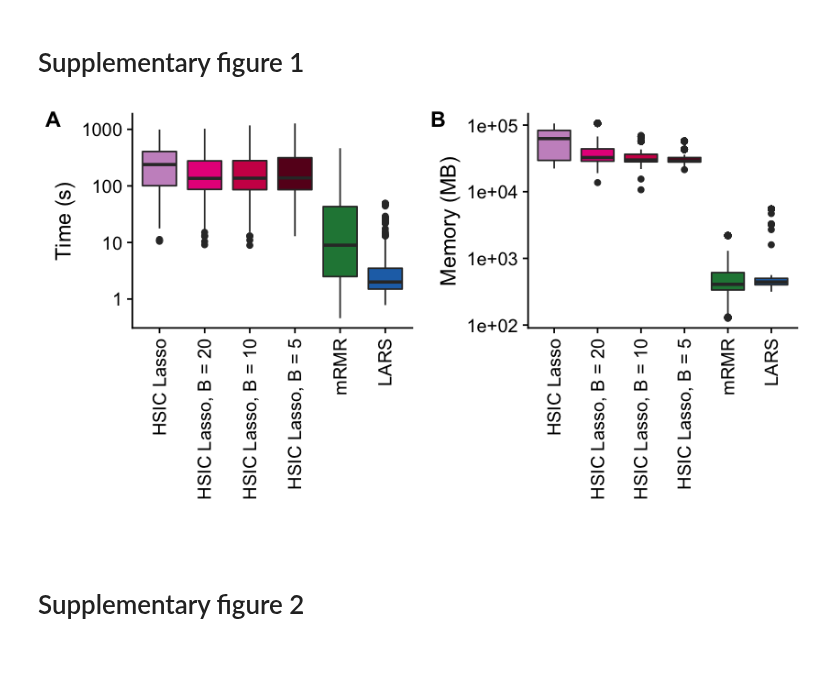
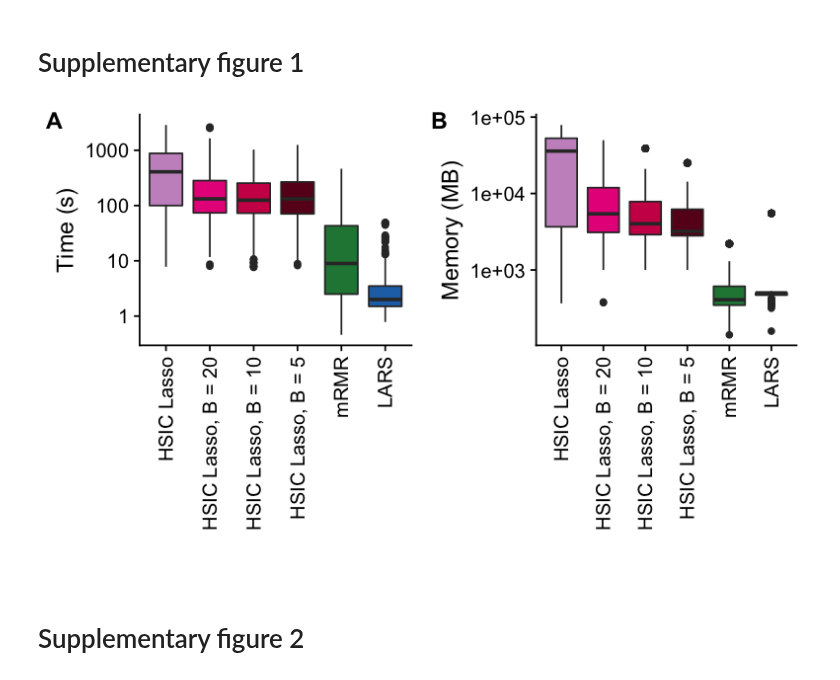
Before and after one commit to hclimente/nori, a Jupyter notebook: doc/supplementary_figures.ipynb, the cells around one changed output. Drawn from its saved outputs; the diff is of its cells as text; code cells hidden in the pictures.

Commit message:
updated computational resources
memory consumption in single-core

```diff
--- a/doc/supplementary_figures.ipynb
+++ b/doc/supplementary_figures.ipynb
@@ -95,7 +95,7 @@ parse_memory <- function(column) {
 
 }
 # %%
-trace <- read_tsv('../results/benchmark/trace.txt', col_types = 'cccccccccccccc') %>%
+runtime <- read_tsv('../results/benchmark/trace.txt', col_types = 'cccccccccccccc') %>%
     mutate(time_s = parse_deltatime(realtime),
            memory_mb = parse_memory(vmem),
            task = gsub(' .+', '', name) %>% gsub('run_', '', .) %>% toupper,
@@ -107,7 +107,18 @@ trace <- read_tsv('../results/benchmark/trace.txt', col_types = 'cccccccccccccc'
            task = ifelse(task == 'HSIC Lasso' & B != '0', paste0(task, ', B = ', B), task),
            task = factor(task, levels = methods))
 
-cpu_time <- ggplot(trace, aes(x = task, y = time_s, fill = task)) +
+memory <- read_tsv('../results/resources/trace.txt', col_types = 'cccccccccccccc') %>%
+    mutate(memory_mb = parse_memory(vmem),
+           task = gsub(' .+', '', name) %>% gsub('run_', '', .) %>% toupper,
+           causal = gsub('.+[^0-9] \\(', '', name) %>% gsub(',.+', '', .),
+           B = gsub('.+ B = ', '', name) %>% gsub(' .+', '', .)) %>%
+    filter(task %in% c('HSIC_LASSO', 'LARS', 'MRMR')) %>%
+    mutate(task = ifelse(task == 'HSIC_LASSO', 'HSIC Lasso', task),
+           task = ifelse(task == 'MRMR', 'mRMR', task),
+           task = ifelse(task == 'HSIC Lasso' & B != '0', paste0(task, ', B = ', B), task),
+           task = factor(task, levels = methods))
+
+runtime_plt <- ggplot(runtime, aes(x = task, y = time_s, fill = task)) +
         geom_boxplot() +
         scale_y_log10() +
         labs(y = 'Time (s)', x = '') +
@@ -115,7 +126,7 @@ cpu_time <- ggplot(trace, aes(x = task, y = time_s, fill = task)) +
         theme(axis.text.x = element_text(angle = 90, hjust = 1, vjust = 0.5),
               legend.position = 'none')
 
-memory <- ggplot(trace, aes(x = task, y = memory_mb, fill = task)) +
+memory_plt <- ggplot(memory, aes(x = task, y = memory_mb, fill = task)) +
         geom_boxplot() +
         scale_y_log10() +
         labs(y = 'Memory (MB)', x = '') +
@@ -123,13 +134,13 @@ memory <- ggplot(trace, aes(x = task, y = memory_mb, fill = task)) +
         theme(axis.text.x = element_text(angle = 90, hjust = 1, vjust = 0.5),
               legend.position = 'none')
 
-sf1 <- plot_grid(cpu_time, memory, labels = c('A', 'B'))
+sf1 <- plot_grid(runtime_plt, memory_plt, labels = c('A', 'B'))
 # %%
-ggsave('img/supp_figure_1.pdf', sf1, width = 7, height = 4)
-options(repr.plot.width=7, repr.plot.height=4)
+ggsave('img/supp_figure_1.pdf', sf1, width = 6.5, height = 4)
+options(repr.plot.width=6.5, repr.plot.height=4)
 sf1
 # %% [output]
-[figure, old version]
+[figure, new version]
 # %% [markdown]
 # Supplementary figure 2
 # %%
```
Also changed, not shown: 3 other files.
